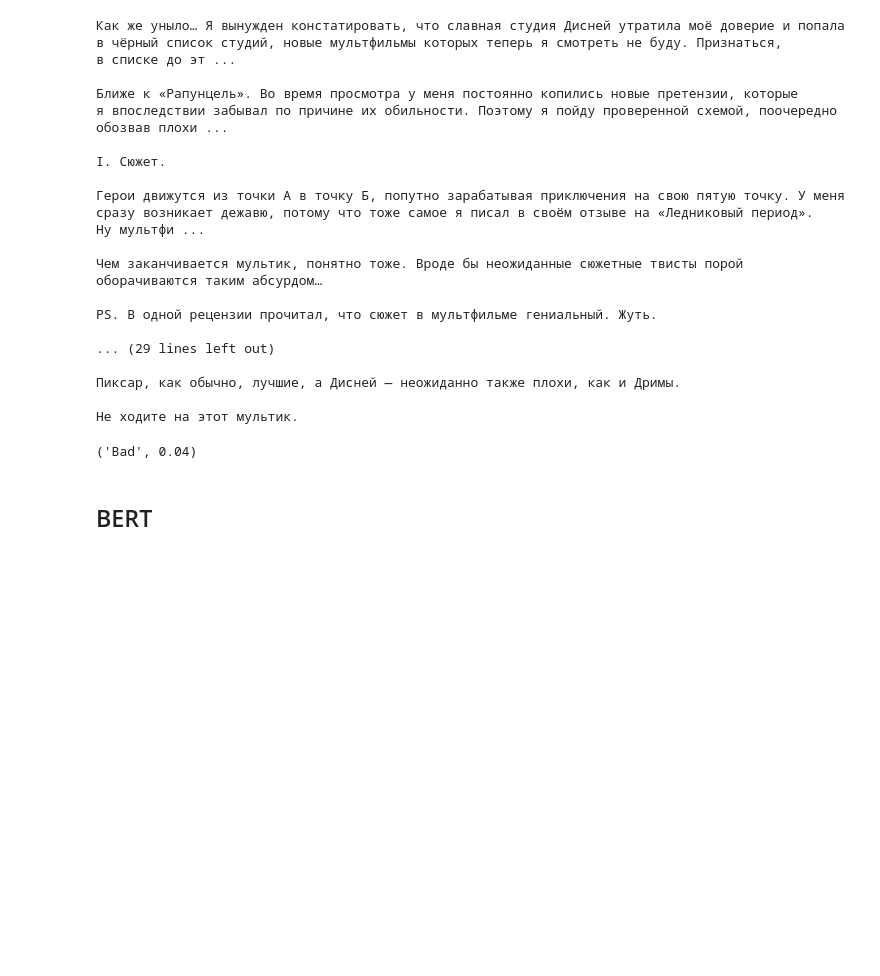
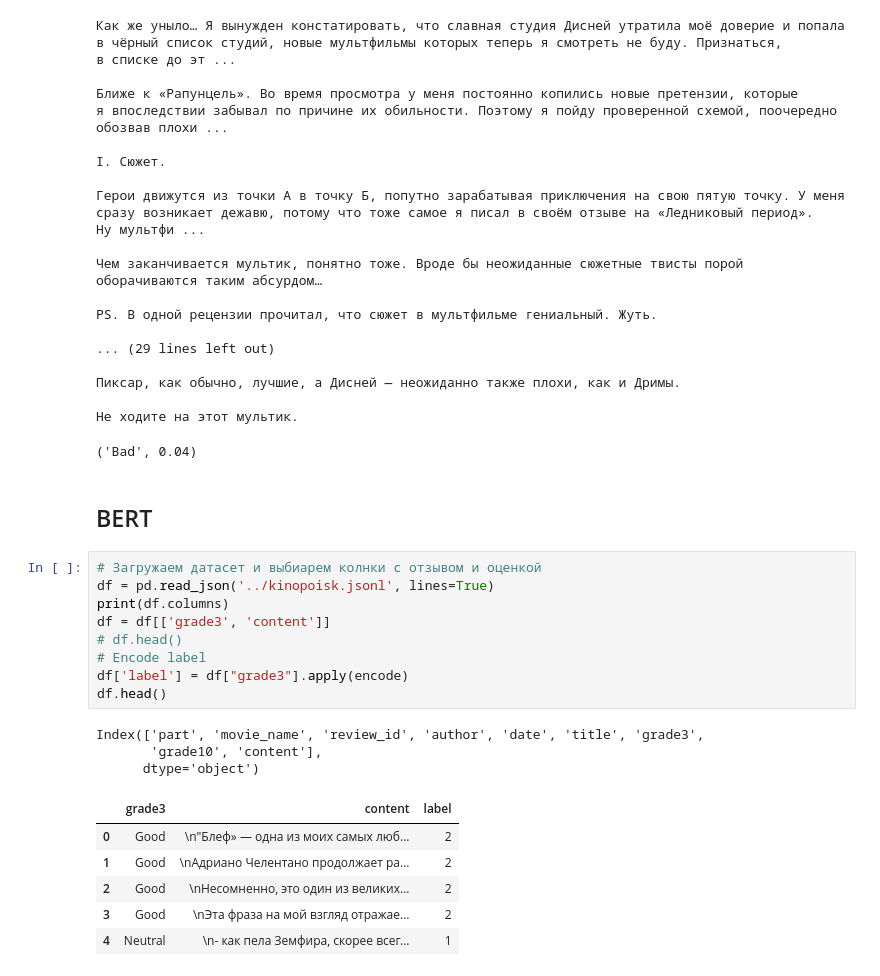
Before and after one commit to andreydsavage/Study, a Jupyter notebook: NLP/classification/create_models.ipynb, the cells around one changed output. Drawn from its saved outputs; the diff is of its cells as text; blank space fills up the shorter version.

```diff
--- a/NLP/classification/create_models.ipynb
+++ b/NLP/classification/create_models.ipynb
@@ -415,3 +484,22 @@ PS. В одной рецензии прочитал, что сюжет в м
 ('Bad', 0.04)
 # %% [markdown]
 ## BERT
+# %%
+# Загружаем датасет и выбиарем колнки с отзывом и оценкой
+df = pd.read_json('../kinopoisk.jsonl', lines=True)
+print(df.columns)
+df = df[['grade3', 'content']]
+# df.head()
+# Encode label
+df['label'] = df["grade3"].apply(encode)
+df.head()
+# %% [output]
+Index(['part', 'movie_name', 'review_id', 'author', 'date', 'title', 'grade3',
+       'grade10', 'content'],
+      dtype='object')
+|  | grade3 | content | label |
+| 0 | Good | \n"Блеф» — одна из моих самых люб... | 2 |
+| 1 | Good | \nАдриано Челентано продолжает ра... | 2 |
+| 2 | Good | \nНесомненно, это один из великих... | 2 |
+| 3 | Good | \nЭта фраза на мой взгляд отражае... | 2 |
+| 4 | Neutral | \n- как пела Земфира, скорее всег... | 1 |
```
Also changed, not shown: parts of 37 cells of this notebook, 3 other files.
